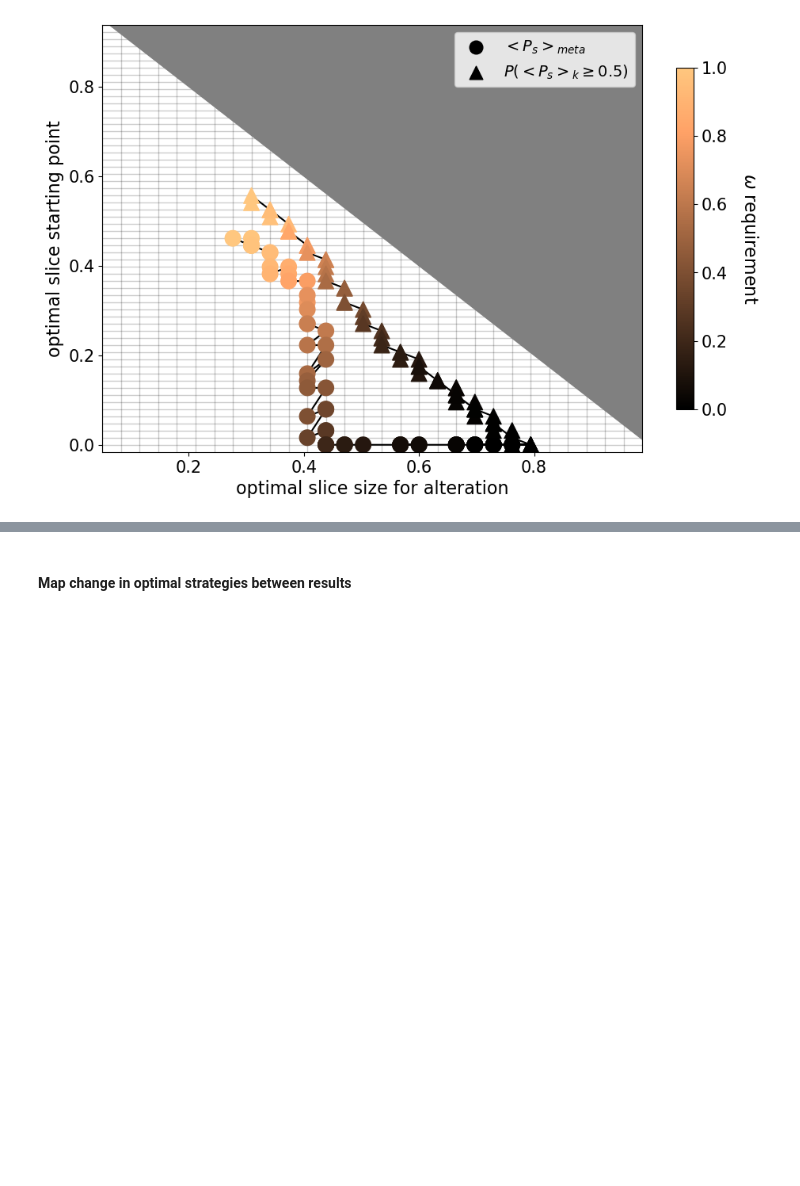
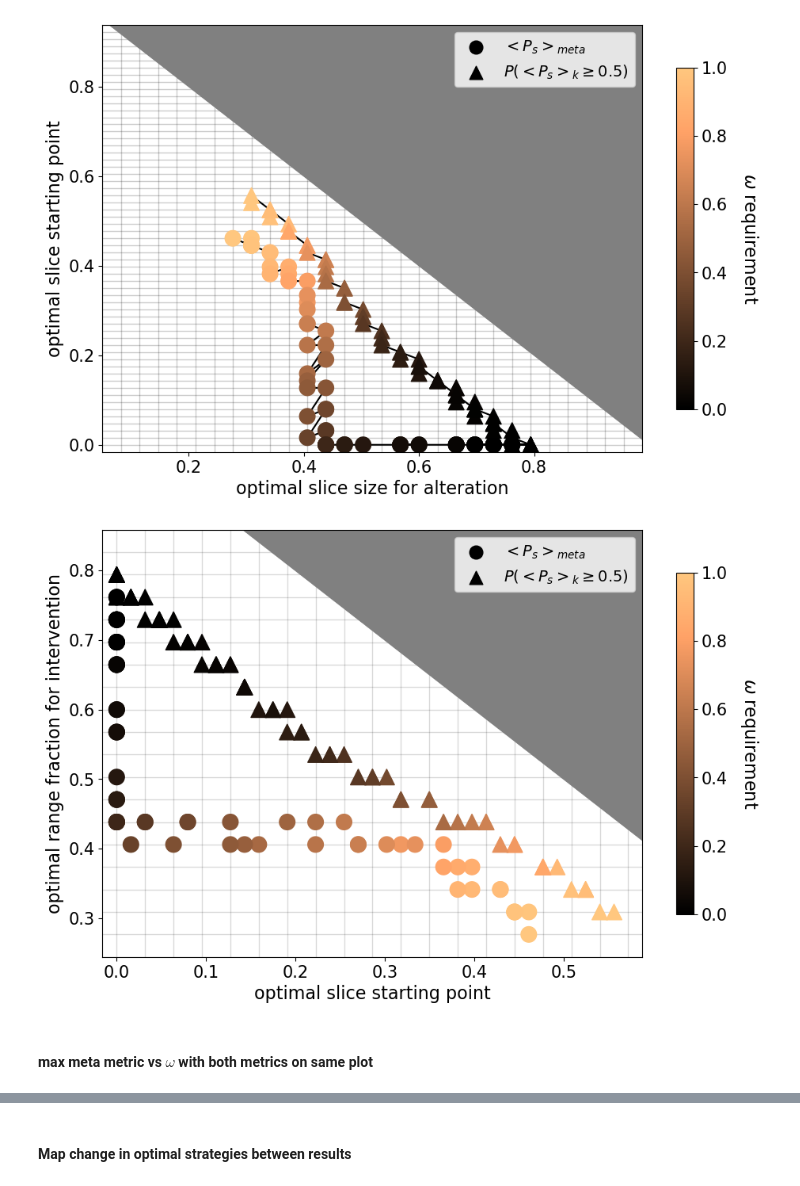
Before and after one commit to patricklawton/TecateCypress, a Jupyter notebook: sensitivity/viz.ipynb, the cells around one changed output, grey strips where cells are left out. Cells and saved outputs as stored; diff of their text form; code cells hidden in the pictures; blank space fills up the shorter version.

Commit message:
Sketch out new map viz
- Trying to get a sense of correlation to being within optima as omega increases per cell

```diff
--- a/sensitivity/viz.ipynb
+++ b/sensitivity/viz.ipynb
@@ -315,3 +277,68 @@ ax.legend()
+# %%
+fig, ax = plt.subplots(1, figsize=(11,7))
+# colormap = copy.copy(cm.RdPu_r)
+# colormap = copy.copy(cm.PuBu_r)
+colormap = copy.copy(cm.copper)
+vmin = 0; vmax = 1
+normalize = colors.Normalize(vmin=vmin, vmax=vmax)
+colormap_2 = copy.copy(cm.YlGn_r)
+normalize_2 = colors.Normalize(vmin=vmin, vmax=vmax)
+C_i = 9
+markers = ['o', '^']
+res_labs = [f'$<{metric}>_{{meta}}$', f'$P(<{metric}>_k \geq 0.5)$']
+# for res_i, results_pre in enumerate(['meta_mean_results']):#, 'gte_thresh_results']):
+for res_i, results_pre in enumerate(['meta_mean_results', 'gte_thresh_results']):
+    set_globals(results_pre)
+    maxrob = np.load(fn_prefix + "maxrob.npy")
+    argmaxrob = np.load(fn_prefix + "argmaxrob.npy")
+    rob_thresh_vec = np.load(fn_prefix + "rob_thresh_vec.npy")
+
+    opt_ncell = np.ones_like(rob_thresh_vec) * np.nan
+    opt_sl = np.ones_like(rob_thresh_vec) * np.nan
+    for thresh_i, thresh in enumerate(rob_thresh_vec):
+        if maxrob[thresh_i, C_i] < 1:
+            opt_ncell[thresh_i] = ncell_vec[int(argmaxrob[thresh_i, C_i][0])]
+            opt_sl[thresh_i] = slice_left_all[int(argmaxrob[thresh_i, C_i][1])]
+    opt_ncell = opt_ncell / ncell_tot
+    opt_sl = opt_sl / ncell_tot
+    # ax.plot(opt_sl, opt_ncell, c='k', zorder=-1)
+    scatter = ax.scatter(opt_sl, opt_ncell, cmap=colormap, norm=normalize, c=maxrob[:, C_i], marker=markers[res_i], s=200)
+    ax.scatter([], [], c='k', marker=markers[res_i], label=res_labs[res_i])
+cbar = fig.colorbar(scatter, ax=ax, location="right", shrink=0.8)
+cbar.set_label(r"$\omega$ requirement", rotation=-90, labelpad=30)
+# ax.set_xlabel(fr"optimal $n_{{cell}}$")
+ax.set_ylabel(fr"optimal range fraction for intervention")
+# ax.set_ylabel(fr"optimal $sl$")
+ax.set_xlabel(fr"optimal slice starting point")
+ax.legend()
+# ymin = -0.05; ymax = 1
+xmin = min(slice_left_all/ncell_tot) - np.diff(slice_left_all/ncell_tot)[0]
+# xmax = max(slice_left_all/ncell_tot)
+xmax = slice_left_all[-23]/ncell_tot
+ax.set_xlim(xmin,xmax)
+# ymin = min(ncell_vec/ncell_tot)
+# ymax = max(ncell_vec/ncell_tot)
+ymin = ncell_vec[6] / ncell_tot
+ymax = ncell_vec[-5] / ncell_tot
+ax.set_ylim(ymin, ymax)
+grid_style = {
+    'color': 'k',
+    'linewidth': 1,
+    'linestyle': '-',
+    'alpha': 0.15
+}
+ax.hlines(ncell_vec/ncell_tot, xmin, xmax, zorder=-1, **grid_style)
+ax.vlines(slice_left_all[::2]/ncell_tot, ymin, ymax, zorder=-1, **grid_style)
+# sl_constraint = 1-(ncell_vec/ncell_tot)
+ncell_constraint = 1 - (slice_left_all/ncell_tot)
+# ax.fill_between(ncell_vec/ncell_tot, np.repeat(1, ncell_vec.size), sl_constraint, where=(1 > sl_constraint), color='gray', alpha=1, label='Shaded Area')
+ax.fill_between(slice_left_all/ncell_tot, np.repeat(1, slice_left_all.size), ncell_constraint, where=(1 > ncell_constraint), color='gray', alpha=1, label='Shaded Area')
+fn = f"shared_figs/comparing_optima.png"
+fig.savefig(fn, bbox_inches='tight')
+# %% [output]
+[figure, added]
+# %% [markdown]
+#### max meta metric vs $\omega$ with both metrics on same plot
 # %%
 cbar_labels = [fr"optimal range fraction for intervention",
                fr"optimal slice left for intervention"]
```
Also changed, not shown: parts of 26 cells of this notebook.
